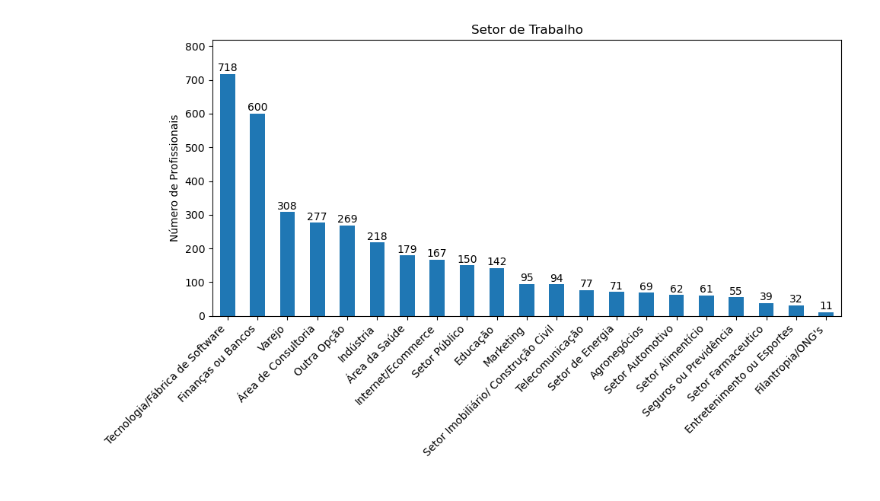
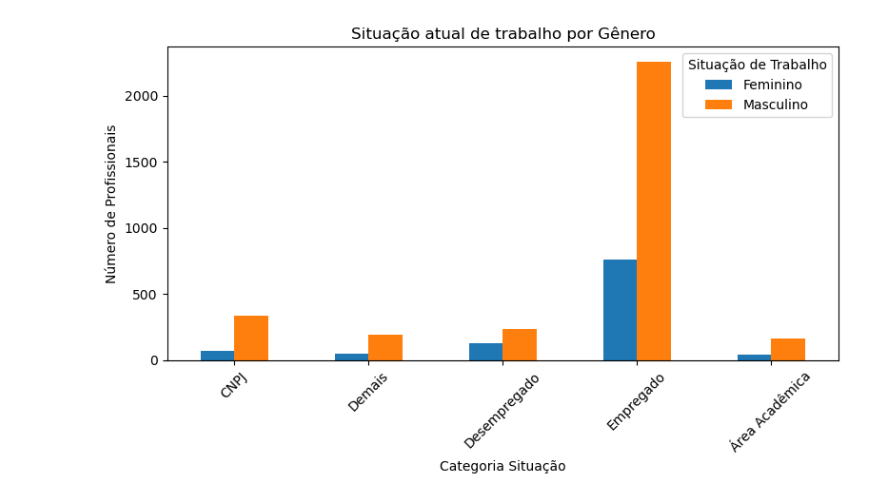
Before and after one commit to mariah-moreira/projeto_grupo_2, a Jupyter notebook: projeto_data_tech.ipynb, the cells around one changed output. Cells and saved outputs as stored; diff of their text form; code cells hidden in the pictures.

```diff
--- a/projeto_data_tech.ipynb
+++ b/projeto_data_tech.ipynb
@@ -45,0 +9,9 @@ todas_perguntas_parte_2 = list(coluna_para_pergunta.values())
+# %%
+# Iniciando a base de dados
+db = "State_of_data_2022.csv"
+data = pd.read_csv(db)
+data.head()
+
+# Visualizar as primeiras linhas da base de dados para entender sua estrutura
+lines_show = 2
+#print(data.head(lines_show))
@@ -46,14 +31,38 @@ todas_perguntas_parte_2 = list(coluna_para_pergunta.values())
+# %%
+# Tratando as informações
+
+# Lista de valores a serem mantidos
+valores_validos = ['Masculino', 'Feminino']
+
+# Filtrar o DataFrame para manter apenas as linhas com valores válidos na coluna 'Genero'
+df2 = df2[df2["('P1_b ', 'Genero')"].isin(valores_validos)]
 # %%
+# Definir a função para categorizar os valores da coluna
+def categorize_situacao(situacao):
+    if situacao in ['Desempregado, buscando recolocação', 'Desempregado e não estou buscando recolocação']:
+        return 'Desempregado'
+    elif situacao in ['Trabalho na área Acadêmica/Pesquisador', 'Somente Estudante (pós-graduação)', 'Somente Estudante (graduação)']:
+        return 'Área Acadêmica'
+    elif situacao == 'Empreendedor ou Empregado (CNPJ)':
+        return 'CNPJ'
+    elif situacao in ['Servidor Público', 'Empregado (CLT)', 'Vivo fora do Brasil e trabalho para empresa de fora do Brasil', 'Vivo no Brasil e trabalho remoto para empresa de fora do Brasil']:
+        return 'Empregado'
+    else:
+        return 'Demais'
+
+# Aplicar a função para criar a nova coluna de categorias
+df2.insert(len(df2.columns), 'Categoria Situação', df2["('P2_a ', 'Qual sua situação atual de trabalho?')"].apply(categorize_situacao).copy())
+
+
 # Situação de Trabalho
-contagem_cargos = data_parte_2["('P2_a ', 'Qual sua situação atual de trabalho?')"].value_counts()
+contagem_cargos = df2['Categoria Situação'].value_counts()
 
 # Criação do gráfico de barras
-plt.figure(figsize=(10, 6))
+plt.figure(figsize=(8, 5))
 ax = contagem_cargos.plot(kind='bar')
 plt.title('Situação atual de trabalho')
-
 plt.ylabel('Número de Profissionais')
-plt.xticks(rotation=25, ha="right")  # Ajusta o ângulo e o alinhamento dos rótulos
+plt.xticks(rotation=25, ha="center")  # Ajusta o ângulo e o alinhamento dos rótulos
 ax.set_xticklabels(contagem_cargos.index)  # Define os rótulos manualmente
 
 # Adicionar os valores exatos acima das barras
@@ -66,39 +75,16 @@ plt.ylim(top=max(contagem_cargos) + 500)  # Aumenta a borda superior
 plt.tight_layout()
 plt.show()
 
+# Contagem da situação de trabalho por gênero
 
-# Setores
-contagem_cargos = data_parte_2["('P2_b ', 'Setor')"].value_counts()
+contagem_situacao_genero = df2.groupby('Categoria Situação')["('P1_b ', 'Genero')"].value_counts().unstack()
 
-# Criação do gráfico de barras
-plt.figure(figsize=(10, 6))
-ax = contagem_cargos.plot(kind='bar')
-plt.title('Setor de Trabalho')
+# Plotagem do gráfico de barras
+ax = contagem_situacao_genero.plot(kind='bar', figsize=(8, 5))
+plt.title('Situação atual de trabalho por Gênero')
 plt.ylabel('Número de Profissionais')
-plt.xticks(rotation=45, ha="right")
-ax.set_xticklabels(contagem_cargos.index)
-
-# Adicionar os valores exatos acima das barras
-for i, v in enumerate(contagem_cargos):
-    ax.text(i, v + 1, str(v), ha='center', va='bottom', fontsize=10)
-
-# Ajustar os limites do eixo y para aumentar a borda superior
-plt.ylim(top=max(contagem_cargos) + 100)  # Aumenta a borda superior
-
+plt.xticks(rotation=45)
 plt.tight_layout()
+plt.legend(title="Situação de Trabalho")
 plt.show()
-
-
-
-# Distribuição de cargos
-contagem_cargos = data_parte_2["('P2_f ', 'Cargo Atual')"].value_counts()
-
-# Criar um gráfico de barras
-plt.figure(figsize=(10, 6))
-contagem_cargos.plot(kind='bar')
-plt.title('Distribuição de Cargos na Área de Dados')
-plt.ylabel('Número de Profissionais')
-plt.xticks(rotation=45, ha="right")
-plt.tight_layout()
-plt.show()
 # %% [output]
@@ -106 +92 @@ plt.show()
-[figure, old version]
+[figure, new version]
```
Also changed, not shown: parts of 9 cells of this notebook, 1 other file.
